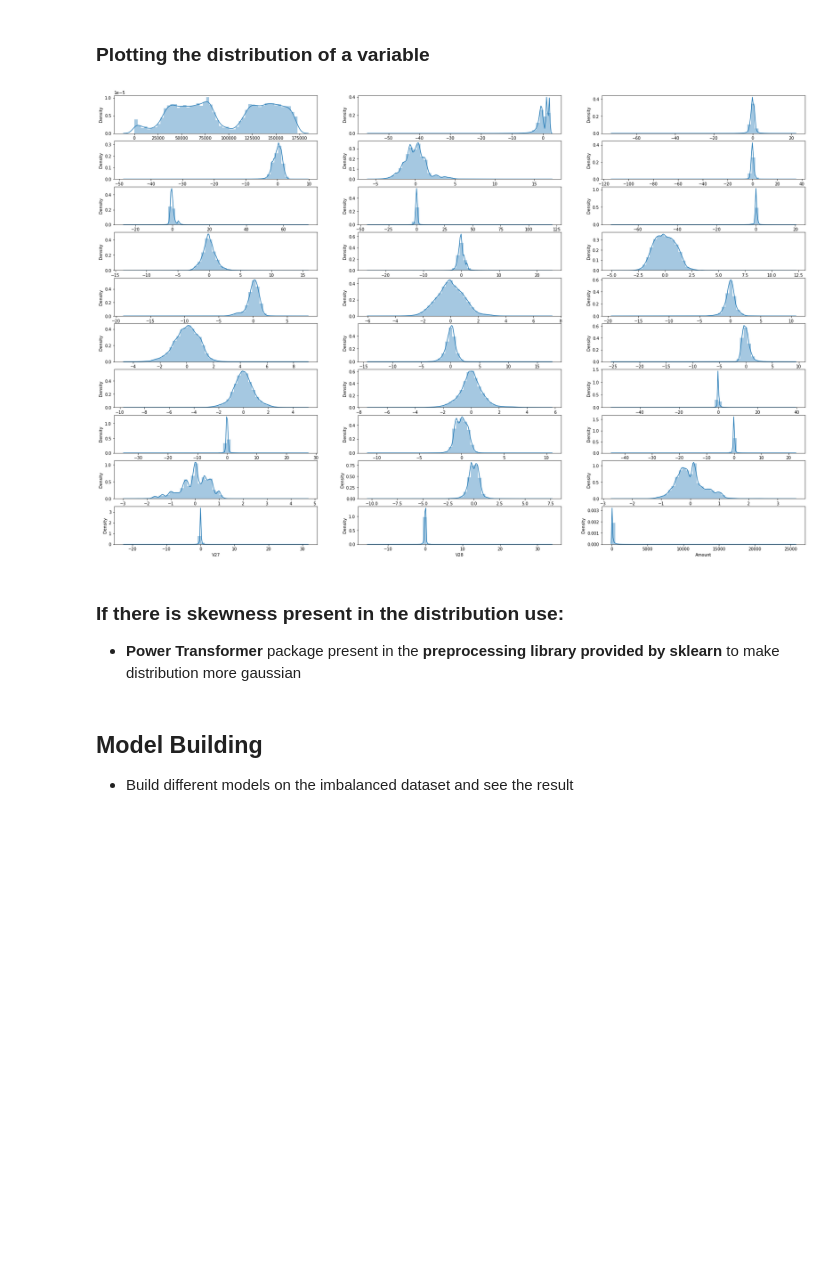
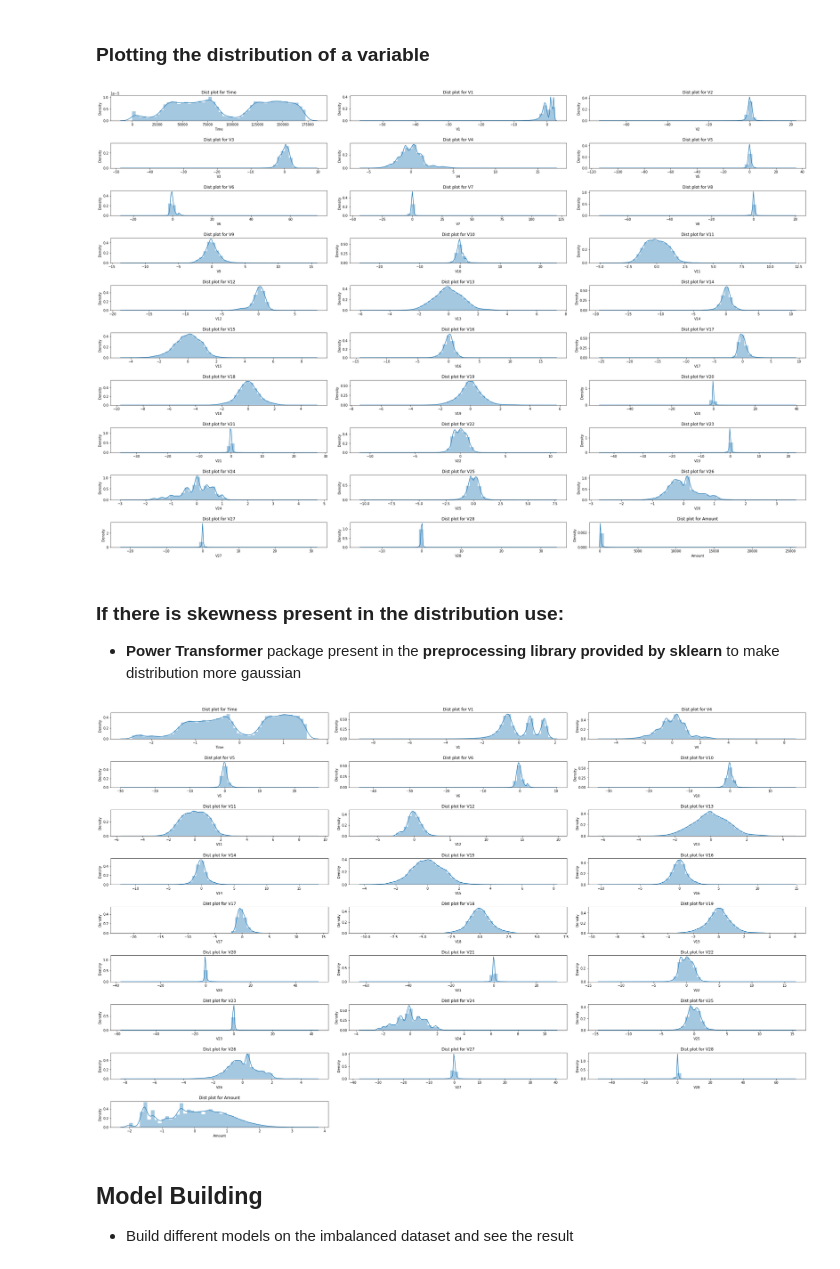
Before and after one commit to GaikwadChinmay/Credit-Card-Fraud-Detection, a Jupyter notebook: Credit Card Fraud Detection.ipynb, the cells around one changed output. Saved outputs shown, nothing was run; the diff lists cells and outputs as text; code cells hidden in the pictures; blank space fills up the shorter version.

```diff
--- a/Credit Card Fraud Detection.ipynb
+++ b/Credit Card Fraud Detection.ipynb
@@ -205,9 +212,9 @@ print(np.sum(y_test))
 ### Plotting the distribution of a variable
 # %%
 # plot the histogram of a variable from the dataset to see the skewness
-distPlot(cols)
+distPlot(cols,df)
 # %% [output]
-[figure, old version]
+[figure, new version]
 # %% [markdown]
 ### If there is skewness present in the distribution use:
 - <b>Power Transformer</b> package present in the <b>preprocessing library provided by sklearn</b> to make distribution more gaussian
@@ -215,13 +222,31 @@ distPlot(cols)
 # - Apply : preprocessing.PowerTransformer(copy=False) to fit & transform the train & test data
 df_transformed = df.copy()
 
-from sklearn import preprocessing
+from sklearn.preprocessing import PowerTransformer
 
-trans_cols = ['']
+trans_cols = _trans_col
 
-df[]
+pt = PowerTransformer()
+
+
+_X_train_transformed = pt.fit_transform(X_train[trans_cols])
+_X_test_transformed = pt.fit_transform(X_test[trans_cols])
+
+_df_xtrain_transformed = pd.DataFrame(_X_train_transformed)
+_df_xtest_transformed = pd.DataFrame(_X_test_transformed)
+# %%
+_df_xtrain_transformed.columns = _trans_col
 # %%
 # plot the histogram of a variable from the dataset again to see the result
+
+#df_trans
+#sns.distplot(df_trans['time']).set(title='Dist plot for '+col, xlabel=col)
+#plt.tight_layout(pad=2.0)
+#plt.show()
+
+distPlot(trans_cols,_df_xtrain_transformed)
+# %% [output]
+[figure, added]
 # %% [markdown]
 ## Model Building
 - Build different models on the imbalanced dataset and see the result
```
Also changed, not shown: parts of 32 cells of this notebook.
